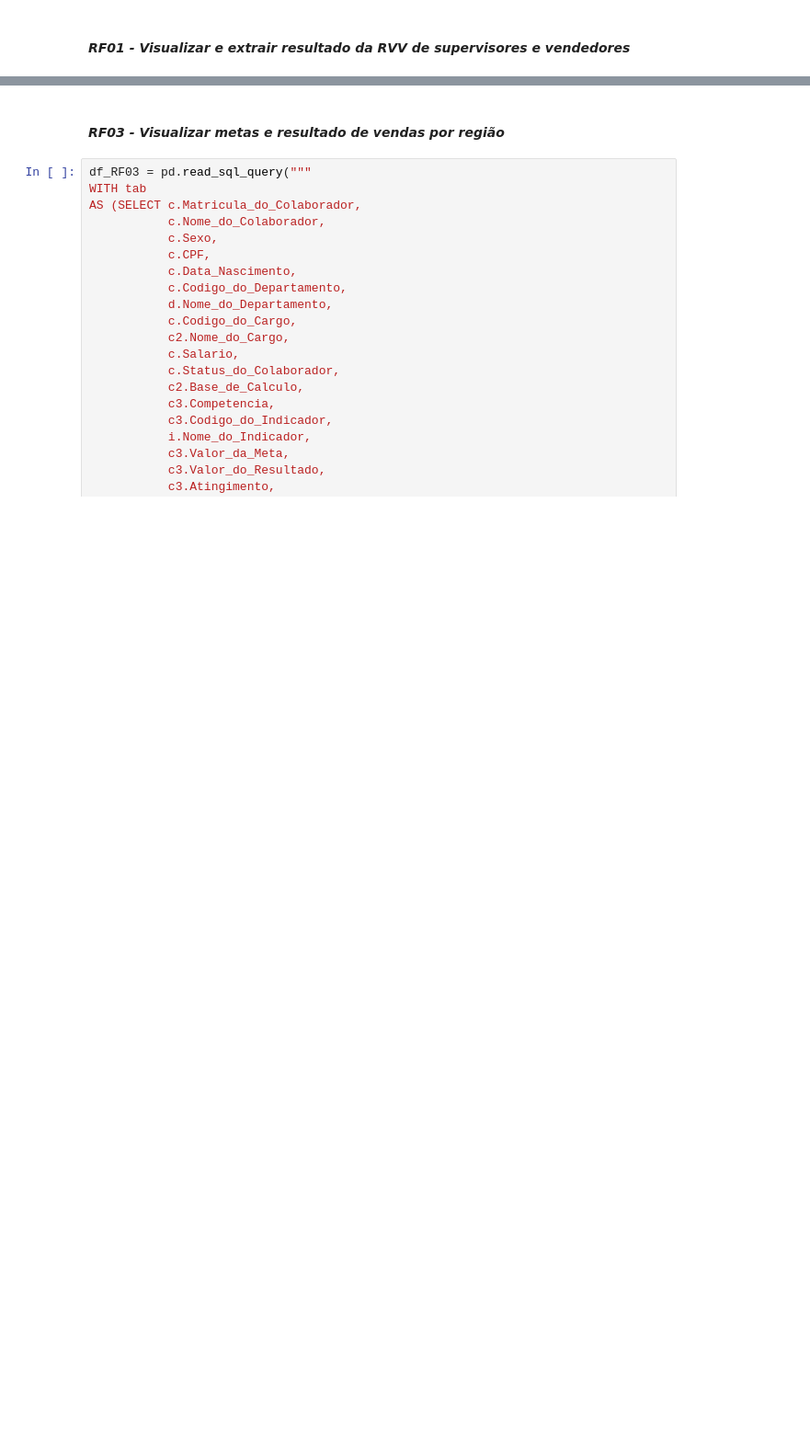
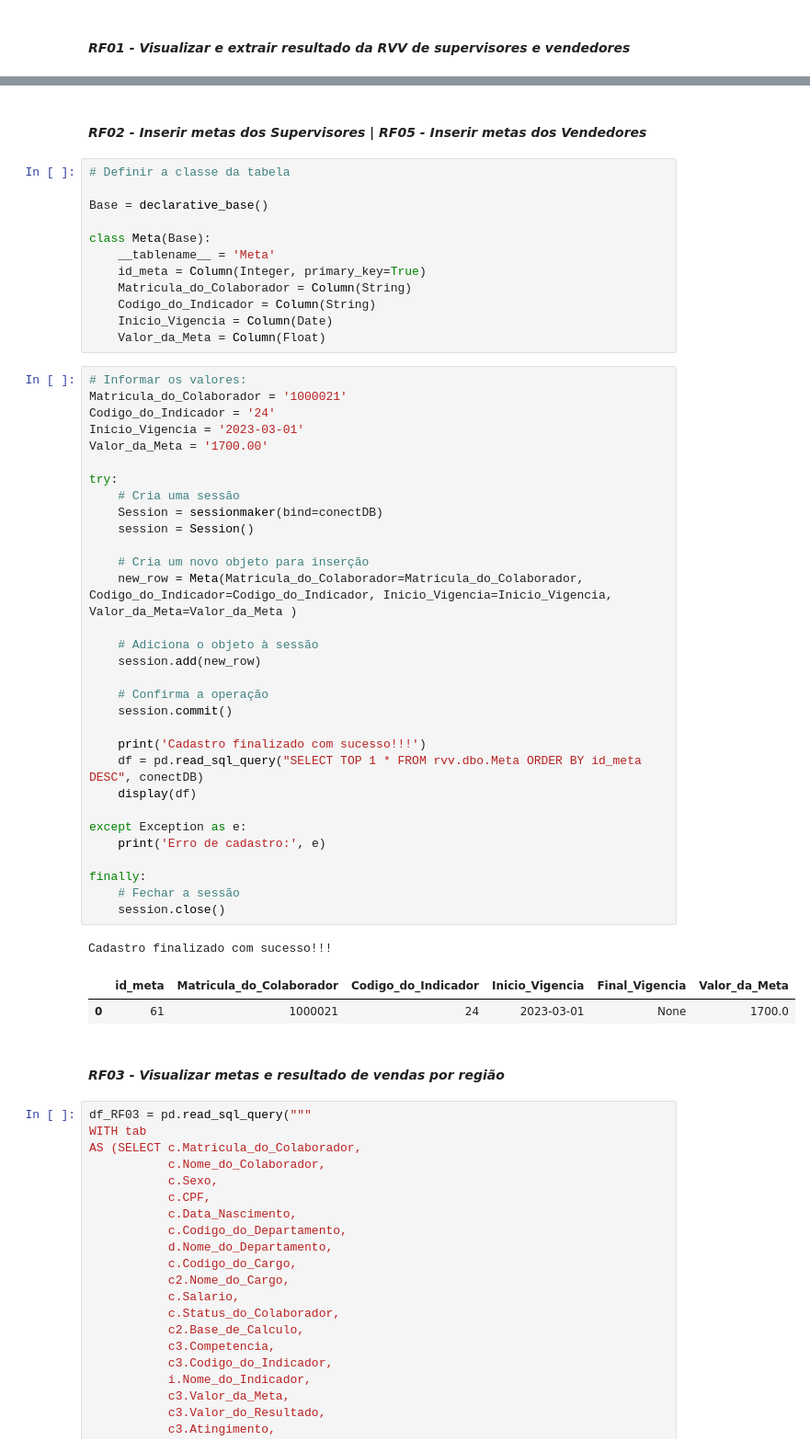
Before and after one commit to edvaldo-gutierres/script_sql_rvv, a Jupyter notebook: Dataframes em Python - Projeto RVV.ipynb, the cells around one changed output, grey strips where cells are left out. Shown: that part at 92% size. Cells and saved outputs as stored; diff of their text form; blank space fills up the shorter version.

```diff
--- a/Dataframes em Python - Projeto RVV.ipynb
+++ b/Dataframes em Python - Projeto RVV.ipynb
@@ -174,4 +176,53 @@ df_RF01.head(8)
 8 rows × 21 columns
+# %% [markdown]
+#### _RF02 - Inserir metas dos Supervisores | RF05 - Inserir metas dos Vendedores_
+# %%
+# Definir a classe da tabela
+
+Base = declarative_base()
+
+class Meta(Base):
+    __tablename__ = 'Meta'
+    id_meta = Column(Integer, primary_key=True)
+    Matricula_do_Colaborador = Column(String)
+    Codigo_do_Indicador = Column(String)
+    Inicio_Vigencia = Column(Date)
+    Valor_da_Meta = Column(Float)
+# %%
+# Informar os valores:
+Matricula_do_Colaborador = '1000021'
+Codigo_do_Indicador = '24'
+Inicio_Vigencia = '2023-03-01'
+Valor_da_Meta = '1700.00'
+
+try:
+    # Cria uma sessão
+    Session = sessionmaker(bind=conectDB)
+    session = Session()
+
+    # Cria um novo objeto para inserção
+    new_row = Meta(Matricula_do_Colaborador=Matricula_do_Colaborador, Codigo_do_Indicador=Codigo_do_Indicador, Inicio_Vigencia=Inicio_Vigencia, Valor_da_Meta=Valor_da_Meta )
+
+    # Adiciona o objeto à sessão
+    session.add(new_row)
+
+    # Confirma a operação
+    session.commit()
+
+    print('Cadastro finalizado com sucesso!!!')
+    df = pd.read_sql_query("SELECT TOP 1 * FROM rvv.dbo.Meta ORDER BY id_meta DESC", conectDB)
+    display(df)
+
+except Exception as e:
+    print('Erro de cadastro:', e)
+
+finally:
+    # Fechar a sessão
+    session.close()
+# %% [output]
+Cadastro finalizado com sucesso!!!
+|  | id_meta | Matricula_do_Colaborador | Codigo_do_Indicador | Inicio_Vigencia | Final_Vigencia | Valor_da_Meta |
+| 0 | 61 | 1000021 | 24 | 2023-03-01 | None | 1700.0 |
 # %% [markdown]
 #### _RF03 - Visualizar metas e resultado de vendas por região_
 # %%
```
Also changed, not shown: parts of 38 cells of this notebook.
